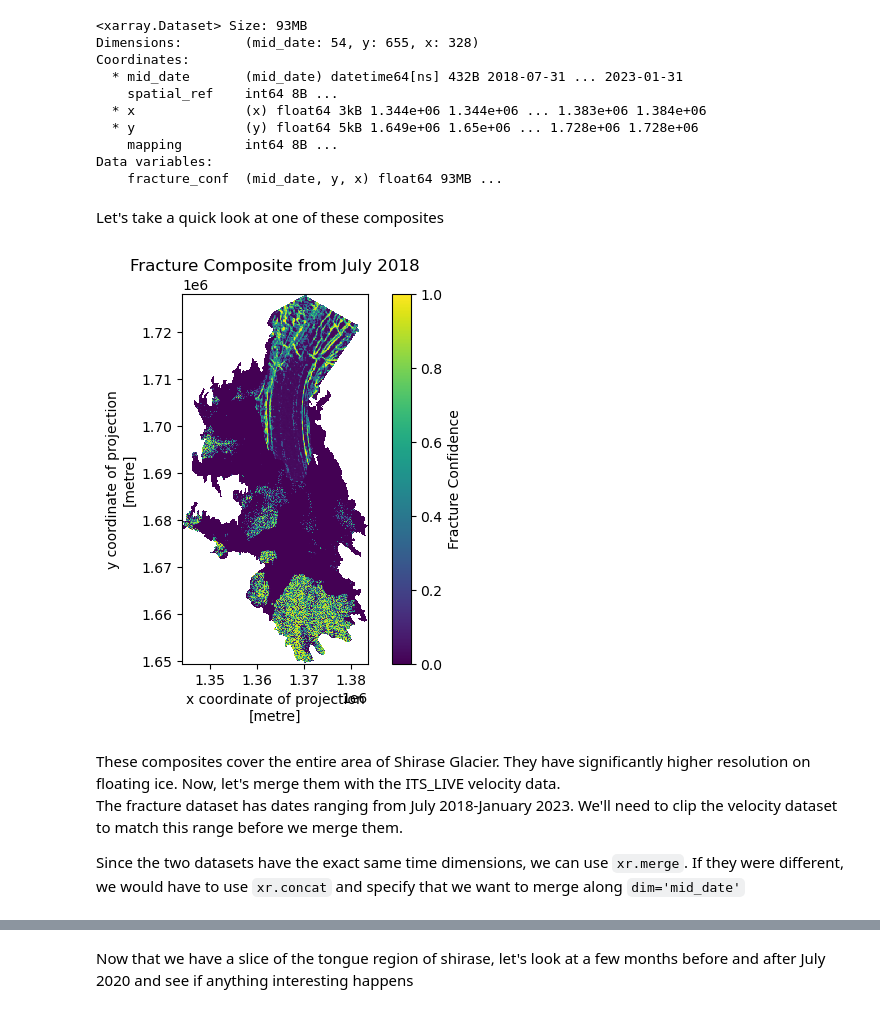
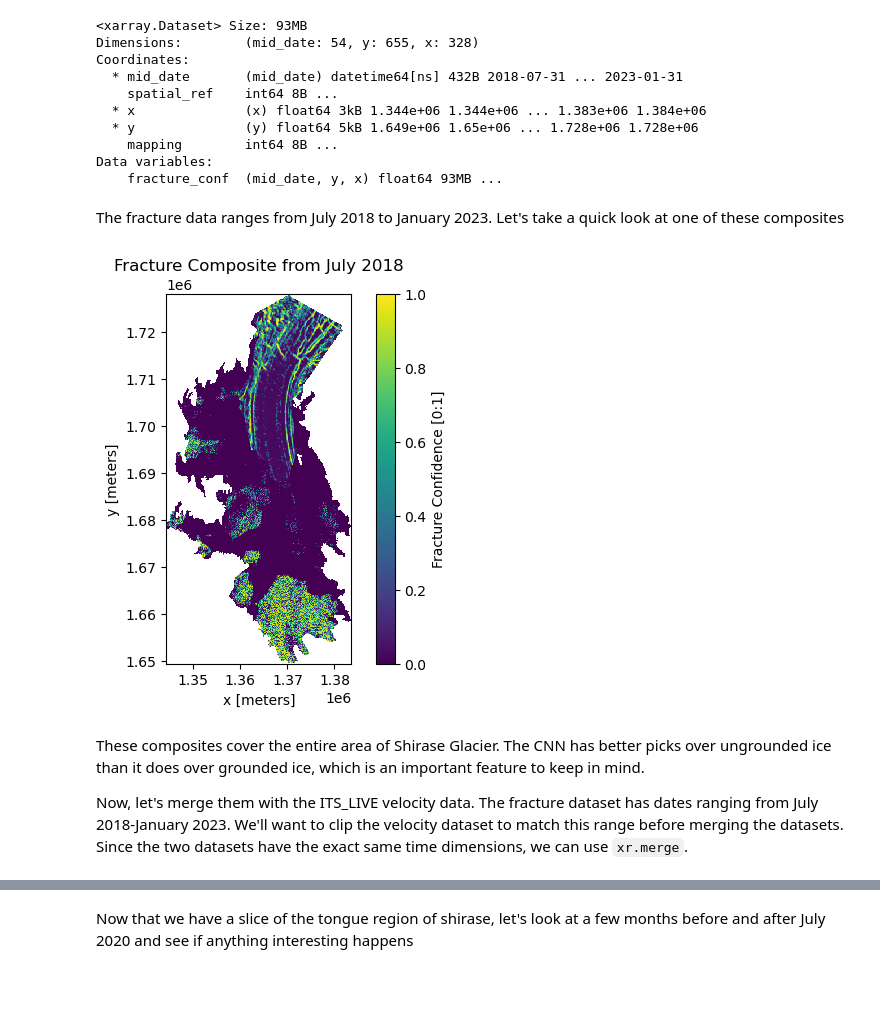
Before and after one commit to jackplogan33/ice-fracture-mechanics, a Jupyter notebook: notebooks/04-fracture-map-analysis.ipynb, the cells around one changed output, grey strips where cells are left out. Drawn from its saved outputs; the diff is of its cells as text; code cells hidden in the pictures; blank space fills up the shorter version.

Commit message:
update fracture maps notebook

```diff
--- a/notebooks/04-fracture-map-analysis.ipynb
+++ b/notebooks/04-fracture-map-analysis.ipynb
@@ -74,21 +79,23 @@ Coordinates:
 Data variables:
     fracture_conf  (mid_date, y, x) float64 93MB ...
 # %% [markdown]
-Let's take a quick look at one of these composites
+The fracture data ranges from July 2018 to January 2023. Let's take a quick look at one of these composites
 # %%
 fig, ax = plt.subplots()
 
-fracture.fracture_conf[0].plot(ax=ax, vmax=1, cbar_kwargs={'label':'Fracture Confidence'})
+fracture.fracture_conf[0].plot(ax=ax, vmax=1, vmin=0, cbar_kwargs={'label':'Fracture Confidence [0:1]'})
 ax.set_title('Fracture Composite from July 2018')
 ax.set_aspect('equal')
+ax.set_xlabel('x [meters]')
+ax.set_ylabel('y [meters]')
+
 plt.show()
 # %% [output]
-[figure, old version]
+[figure, new version]
 # %% [markdown]
-These composites cover the entire area of Shirase Glacier. They have significantly higher resolution on floating ice. Now, let's merge them with the ITS_LIVE velocity data. <br>
-The fracture dataset has dates ranging from July 2018-January 2023. We'll need to clip the velocity dataset to match this range before we merge them.
+These composites cover the entire area of Shirase Glacier. The CNN has better picks over ungrounded ice than it does over grounded ice, which is an important feature to keep in mind. <br>
 
-Since the two datasets have the exact same time dimensions, we can use `xr.merge`. If they were different, we would have to use `xr.concat` and specify that we want to merge along `dim='mid_date'`
+Now, let's merge them with the ITS_LIVE velocity data. The fracture dataset has dates ranging from July 2018-January 2023. We'll want to clip the velocity dataset to match this range before merging the datasets. Since the two datasets have the exact same time dimensions, we can use `xr.merge`.
 # %%
 # Select the slice of dates that are covered by the fracture dataset
 shirase_stress = shirase_stress.sel(mid_date=slice(fracture.mid_date[0], fracture.mid_date[-1]))
```
Also changed, not shown: parts of 32 cells of this notebook.
